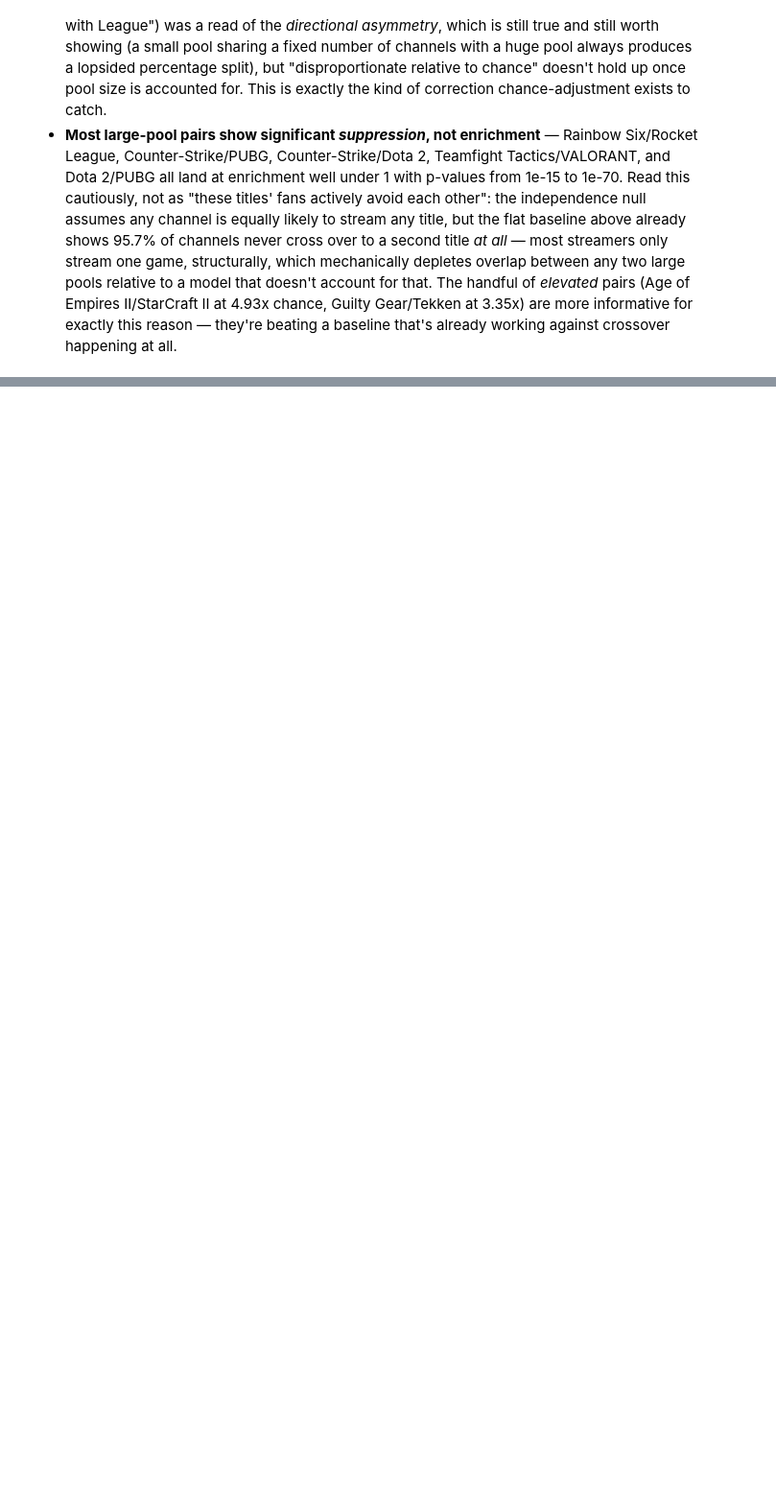
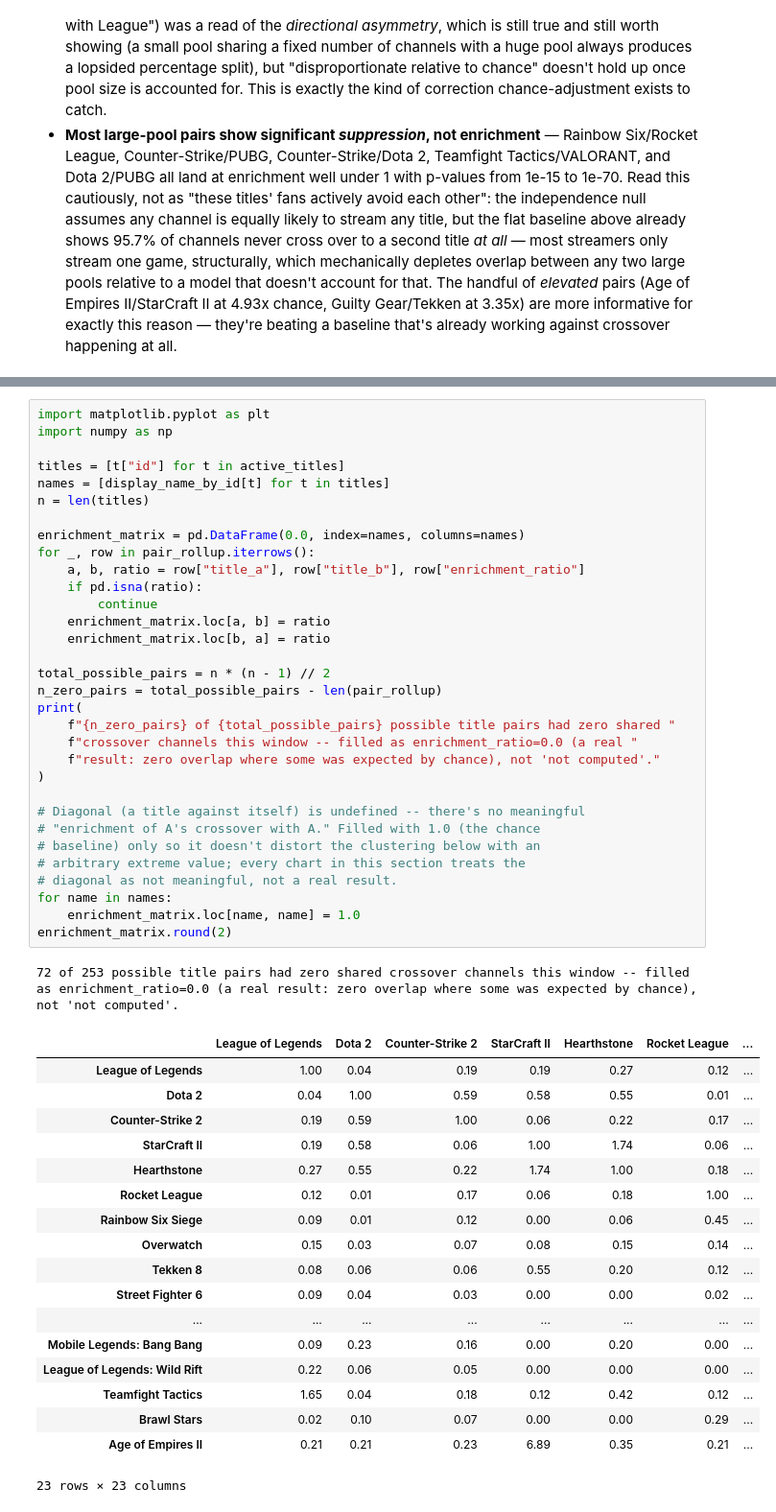
Before and after one commit to JacobH1994/fandomdatapuller, a Jupyter notebook: notebooks/creator_crossover.ipynb, the cells around one changed output, grey strips where cells are left out. Shown at 96% size. Saved outputs shown, nothing was run; the diff lists cells and outputs as text; blank space fills up the shorter version.

```diff
--- a/notebooks/creator_crossover.ipynb
+++ b/notebooks/creator_crossover.ipynb
@@ -428,0 +440,52 @@ movers
+# %%
+import matplotlib.pyplot as plt
+import numpy as np
+
+titles = [t["id"] for t in active_titles]
+names = [display_name_by_id[t] for t in titles]
+n = len(titles)
+
+enrichment_matrix = pd.DataFrame(0.0, index=names, columns=names)
+for _, row in pair_rollup.iterrows():
+    a, b, ratio = row["title_a"], row["title_b"], row["enrichment_ratio"]
+    if pd.isna(ratio):
+        continue
+    enrichment_matrix.loc[a, b] = ratio
+    enrichment_matrix.loc[b, a] = ratio
+
+total_possible_pairs = n * (n - 1) // 2
+n_zero_pairs = total_possible_pairs - len(pair_rollup)
+print(
+    f"{n_zero_pairs} of {total_possible_pairs} possible title pairs had zero shared "
+    f"crossover channels this window -- filled as enrichment_ratio=0.0 (a real "
+    f"result: zero overlap where some was expected by chance), not 'not computed'."
+)
+
+# Diagonal (a title against itself) is undefined -- there's no meaningful
+# "enrichment of A's crossover with A." Filled with 1.0 (the chance
+# baseline) only so it doesn't distort the clustering below with an
+# arbitrary extreme value; every chart in this section treats the
+# diagonal as not meaningful, not a real result.
+for name in names:
+    enrichment_matrix.loc[name, name] = 1.0
+enrichment_matrix.round(2)
+# %% [output]
+72 of 253 possible title pairs had zero shared crossover channels this window -- filled as enrichment_ratio=0.0 (a real result: zero overlap where some was expected by chance), not 'not computed'.
+|  | League of Legends | Dota 2 | Counter-Strike 2 | StarCraft II | Hearthstone | Rocket League | ... |
+| League of Legends | 1.00 | 0.04 | 0.19 | 0.19 | 0.27 | 0.12 | ... |
+| Dota 2 | 0.04 | 1.00 | 0.59 | 0.58 | 0.55 | 0.01 | ... |
+| Counter-Strike 2 | 0.19 | 0.59 | 1.00 | 0.06 | 0.22 | 0.17 | ... |
+| StarCraft II | 0.19 | 0.58 | 0.06 | 1.00 | 1.74 | 0.06 | ... |
+| Hearthstone | 0.27 | 0.55 | 0.22 | 1.74 | 1.00 | 0.18 | ... |
+| Rocket League | 0.12 | 0.01 | 0.17 | 0.06 | 0.18 | 1.00 | ... |
+| Rainbow Six Siege | 0.09 | 0.01 | 0.12 | 0.00 | 0.06 | 0.45 | ... |
+| Overwatch | 0.15 | 0.03 | 0.07 | 0.08 | 0.15 | 0.14 | ... |
+| Tekken 8 | 0.08 | 0.06 | 0.06 | 0.55 | 0.20 | 0.12 | ... |
+| Street Fighter 6 | 0.09 | 0.04 | 0.03 | 0.00 | 0.00 | 0.02 | ... |
+| ... | ... | ... | ... | ... | ... | ... | ... |
+| Mobile Legends: Bang Bang | 0.09 | 0.23 | 0.16 | 0.00 | 0.20 | 0.00 | ... |
+| League of Legends: Wild Rift | 0.22 | 0.06 | 0.05 | 0.00 | 0.00 | 0.00 | ... |
+| Teamfight Tactics | 1.65 | 0.04 | 0.18 | 0.12 | 0.42 | 0.12 | ... |
+| Brawl Stars | 0.02 | 0.10 | 0.07 | 0.00 | 0.00 | 0.29 | ... |
+| Age of Empires II | 0.21 | 0.21 | 0.23 | 6.89 | 0.35 | 0.21 | ... |
+23 rows × 23 columns
```
Also changed, not shown: parts of 8 cells of this notebook, 2 other files.
